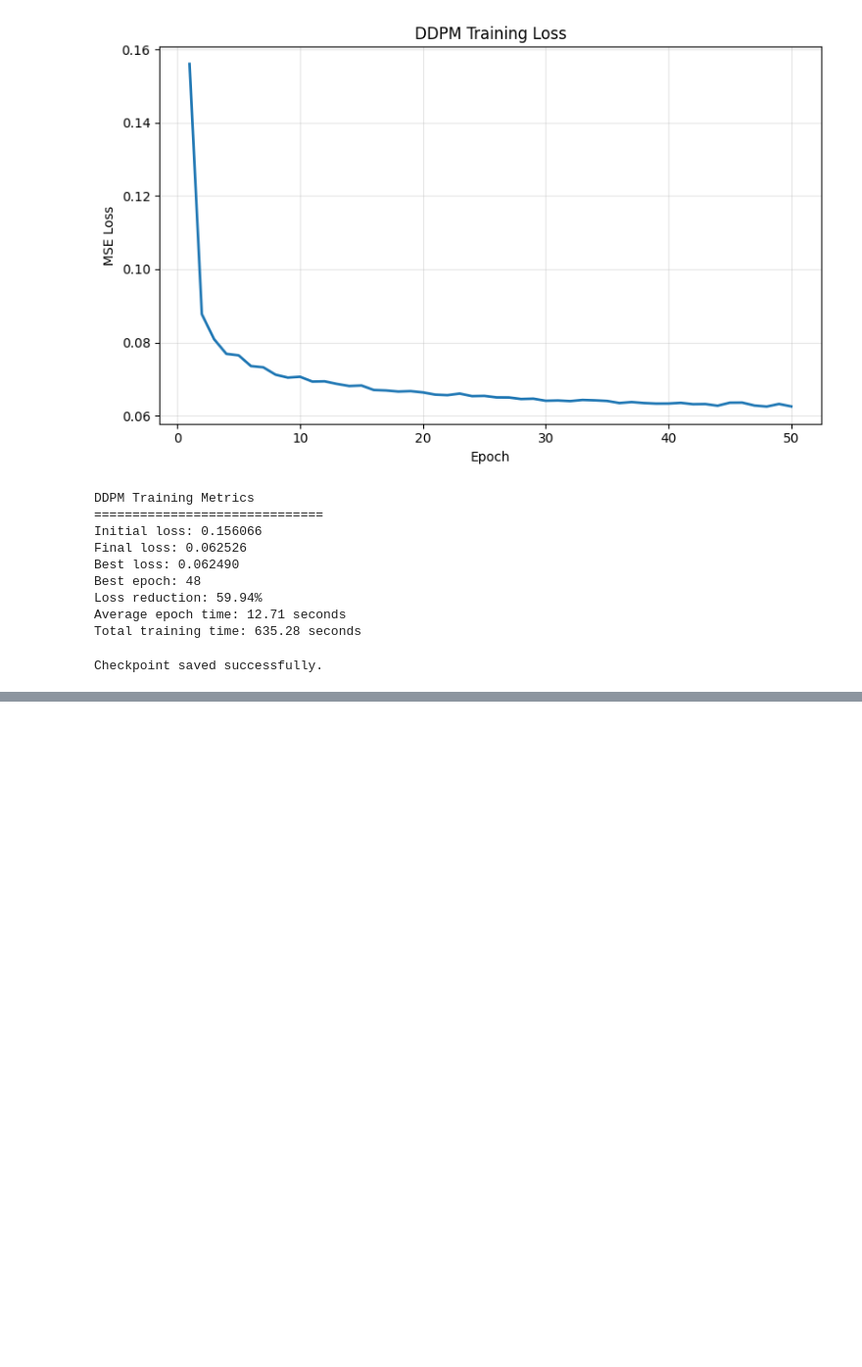
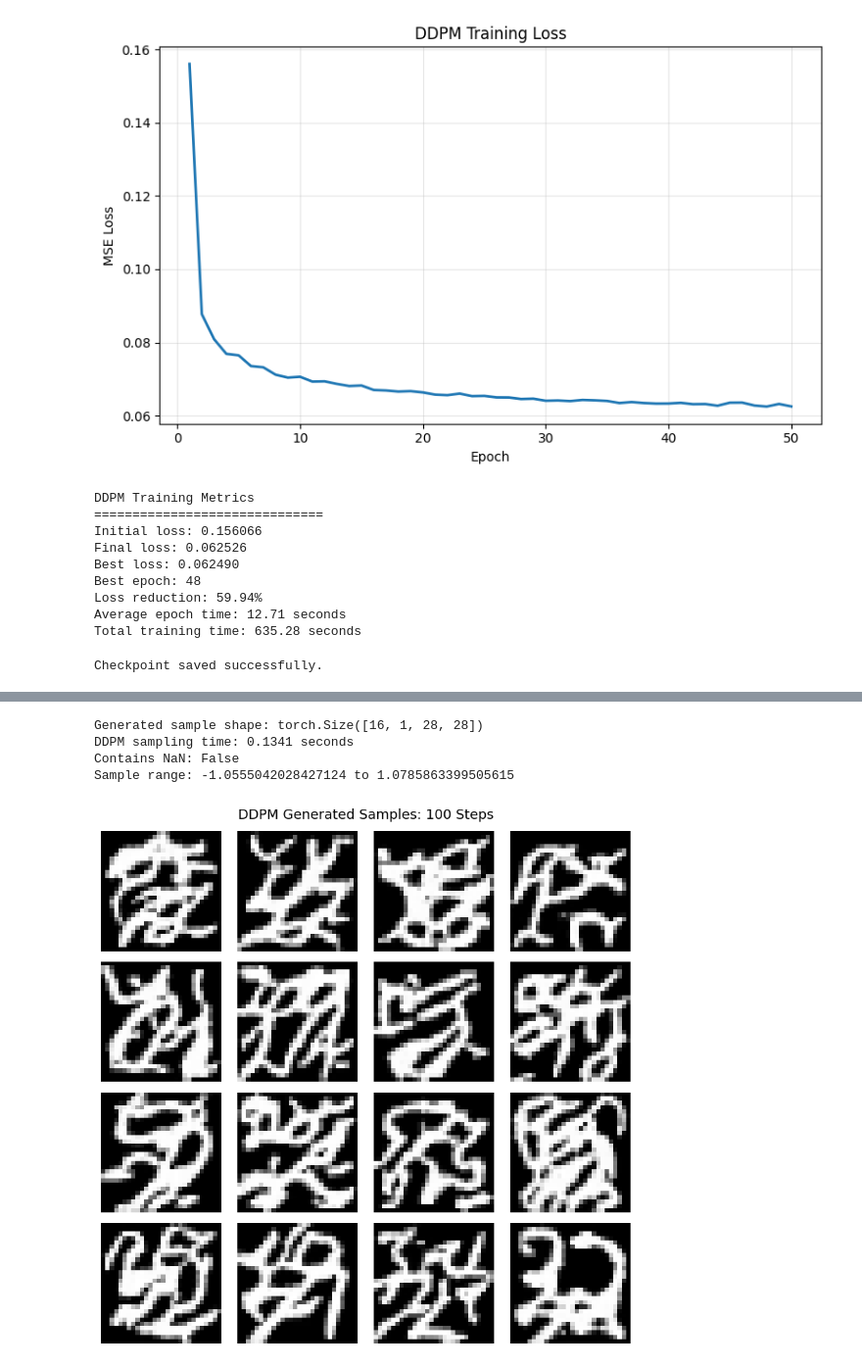
Before and after one commit to DrashtiShah23/data266-2046, a Jupyter notebook: hw8/Hw8.ipynb, the cells around one changed output, grey strips where cells are left out. Shown at 98% size. Saved outputs shown, nothing was run; the diff lists cells and outputs as text; code cells hidden in the pictures; blank space fills up the shorter version.

Commit message:
implement DDPM and DDIM sampling comparison

```diff
--- a/hw8/Hw8.ipynb
+++ b/hw8/Hw8.ipynb
@@ -555,0 +616,58 @@ Checkpoint saved successfully.
+# %%
+ddpm_start_time = time.time()
+
+ddpm_samples = ddpm_sample(
+    model,
+    num_samples=16
+)
+
+ddpm_sampling_time = time.time() - ddpm_start_time
+
+print("Generated sample shape:", ddpm_samples.shape)
+print(
+    f"DDPM sampling time: "
+    f"{ddpm_sampling_time:.4f} seconds"
+)
+
+print(
+    "Contains NaN:",
+    torch.isnan(ddpm_samples).any().item()
+)
+
+print(
+    "Sample range:",
+    ddpm_samples.min().item(),
+    "to",
+    ddpm_samples.max().item()
+)
+# %% [output]
+Generated sample shape: torch.Size([16, 1, 28, 28])
+DDPM sampling time: 0.1341 seconds
+Contains NaN: False
+Sample range: -1.0555042028427124 to 1.0785863399505615
+# %%
+ddpm_display = ddpm_samples.detach().cpu()
+ddpm_display = torch.clamp(ddpm_display, -1, 1)
+ddpm_display = (ddpm_display + 1) / 2
+
+fig, axes = plt.subplots(4, 4, figsize=(8, 8))
+
+for i, ax in enumerate(axes.flat):
+    ax.imshow(
+        ddpm_display[i].squeeze(),
+        cmap="gray",
+        vmin=0,
+        vmax=1
+    )
+
+    ax.axis("off")
+
+plt.suptitle(
+    "DDPM Generated Samples: 100 Steps",
+    fontsize=14
+)
+
+plt.tight_layout()
+plt.show()
+# %% [output]
+[figure, added]
```
Also changed, not shown: parts of 17 cells of this notebook.
